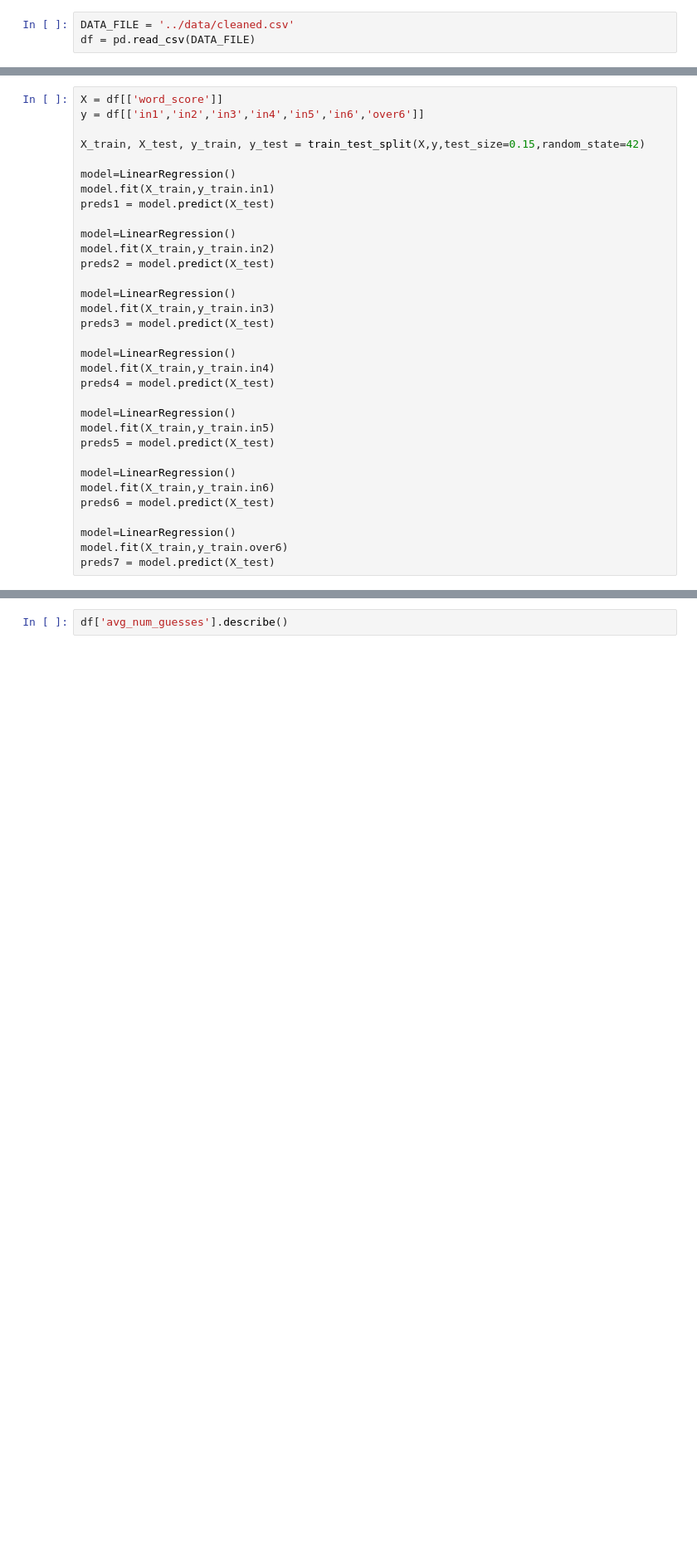
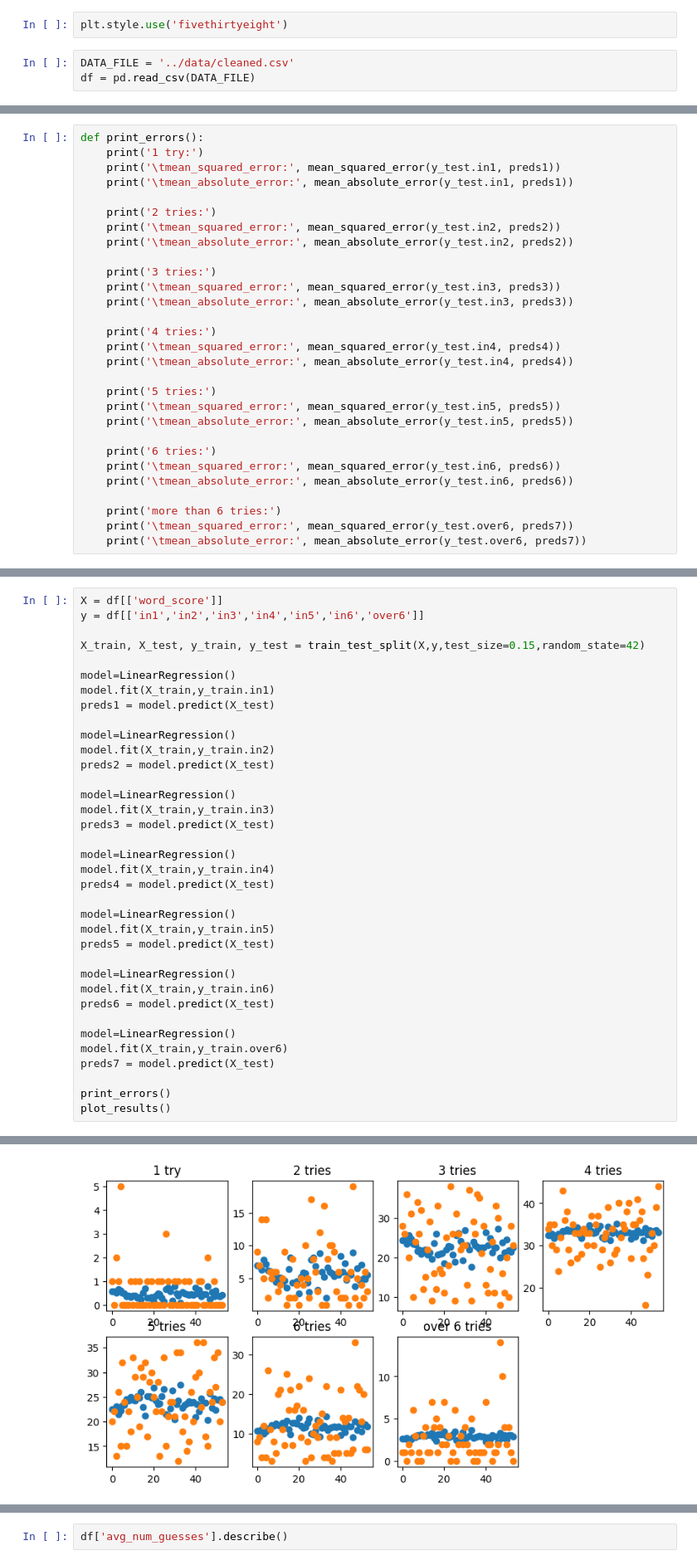
Before and after one commit to carlostbello/COMAP2023, a Jupyter notebook: src/regression.ipynb, the cells around one changed output, grey strips where cells are left out. Shown: that part at 83% size. Saved outputs shown, nothing was run; the diff lists cells and outputs as text; blank space fills up the shorter version.

```diff
--- a/src/regression.ipynb
+++ b/src/regression.ipynb
@@ -9,3 +9,5 @@ import urllib
+# %%
+plt.style.use('fivethirtyeight')
 # %%
 DATA_FILE = '../data/cleaned.csv'
 df = pd.read_csv(DATA_FILE)
@@ -42,4 +44,33 @@ preds6 = model.predict(X_test)
 model=LinearRegression()
 model.fit(X_train,y_train.over6)
 preds7 = model.predict(X_test)
+# %%
+def print_errors():
+    print('1 try:')
+    print('\tmean_squared_error:', mean_squared_error(y_test.in1, preds1))
+    print('\tmean_absolute_error:', mean_absolute_error(y_test.in1, preds1))
+
+    print('2 tries:')
+    print('\tmean_squared_error:', mean_squared_error(y_test.in2, preds2))
+    print('\tmean_absolute_error:', mean_absolute_error(y_test.in2, preds2))
+
+    print('3 tries:')
+    print('\tmean_squared_error:', mean_squared_error(y_test.in3, preds3))
+    print('\tmean_absolute_error:', mean_absolute_error(y_test.in3, preds3))
+
+    print('4 tries:')
+    print('\tmean_squared_error:', mean_squared_error(y_test.in4, preds4))
+    print('\tmean_absolute_error:', mean_absolute_error(y_test.in4, preds4))
+
+    print('5 tries:')
+    print('\tmean_squared_error:', mean_squared_error(y_test.in5, preds5))
+    print('\tmean_absolute_error:', mean_absolute_error(y_test.in5, preds5))
+
+    print('6 tries:')
+    print('\tmean_squared_error:', mean_squared_error(y_test.in6, preds6))
+    print('\tmean_absolute_error:', mean_absolute_error(y_test.in6, preds6))
+
+    print('more than 6 tries:')
+    print('\tmean_squared_error:', mean_squared_error(y_test.over6, preds7))
+    print('\tmean_absolute_error:', mean_absolute_error(y_test.over6, preds7))
 # %%
@@ -175,3 +158,7 @@ preds6 = model.predict(X_test)
 model=LinearRegression()
 model.fit(X_train,y_train.over6)
 preds7 = model.predict(X_test)
+
+print_errors()
+plot_results()
+# %% [output]
@@ -177,0 +182 @@ preds7 = model.predict(X_test)
+[figure, added]
```
Also changed, not shown: parts of 16 cells of this notebook, 2 other files.
